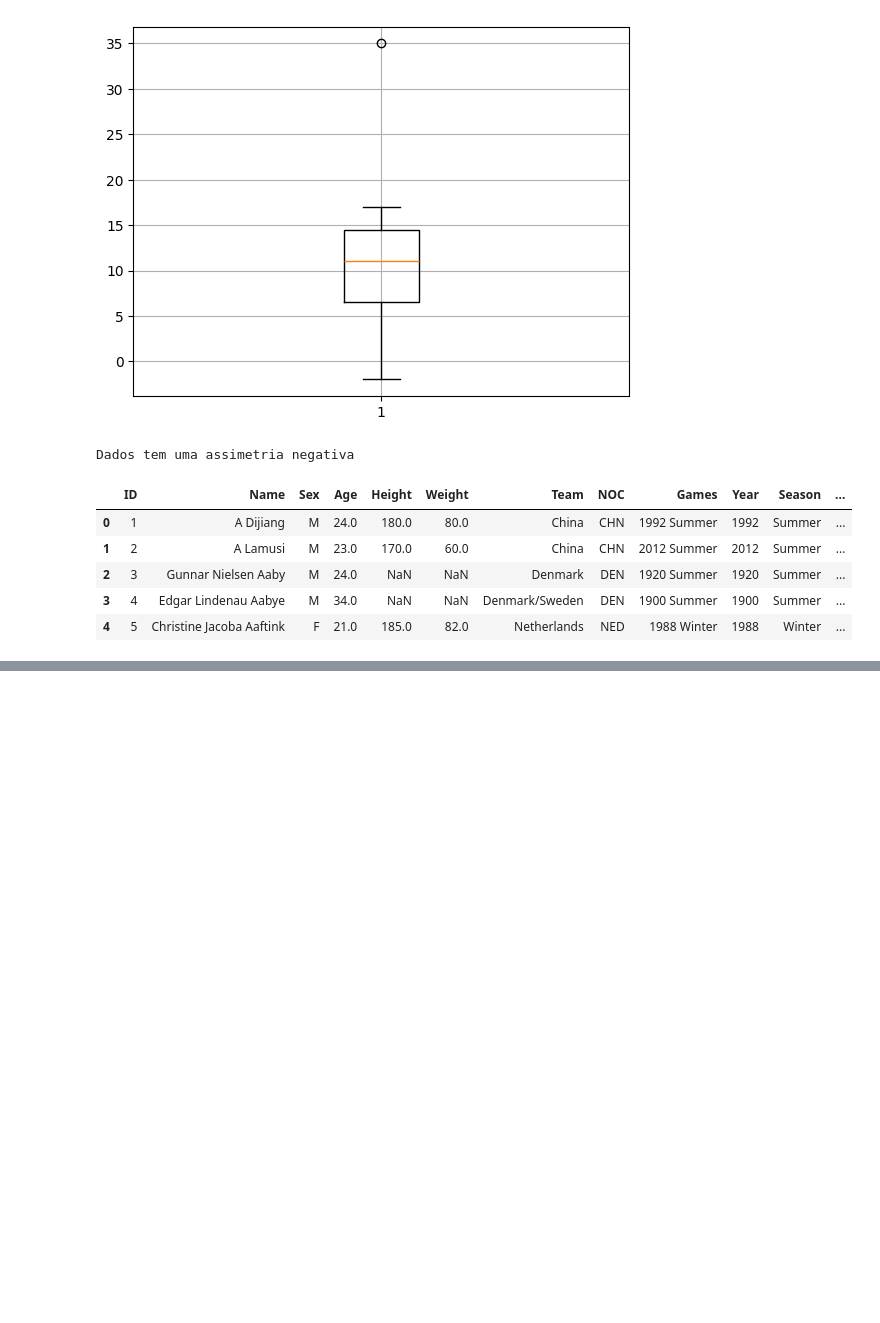
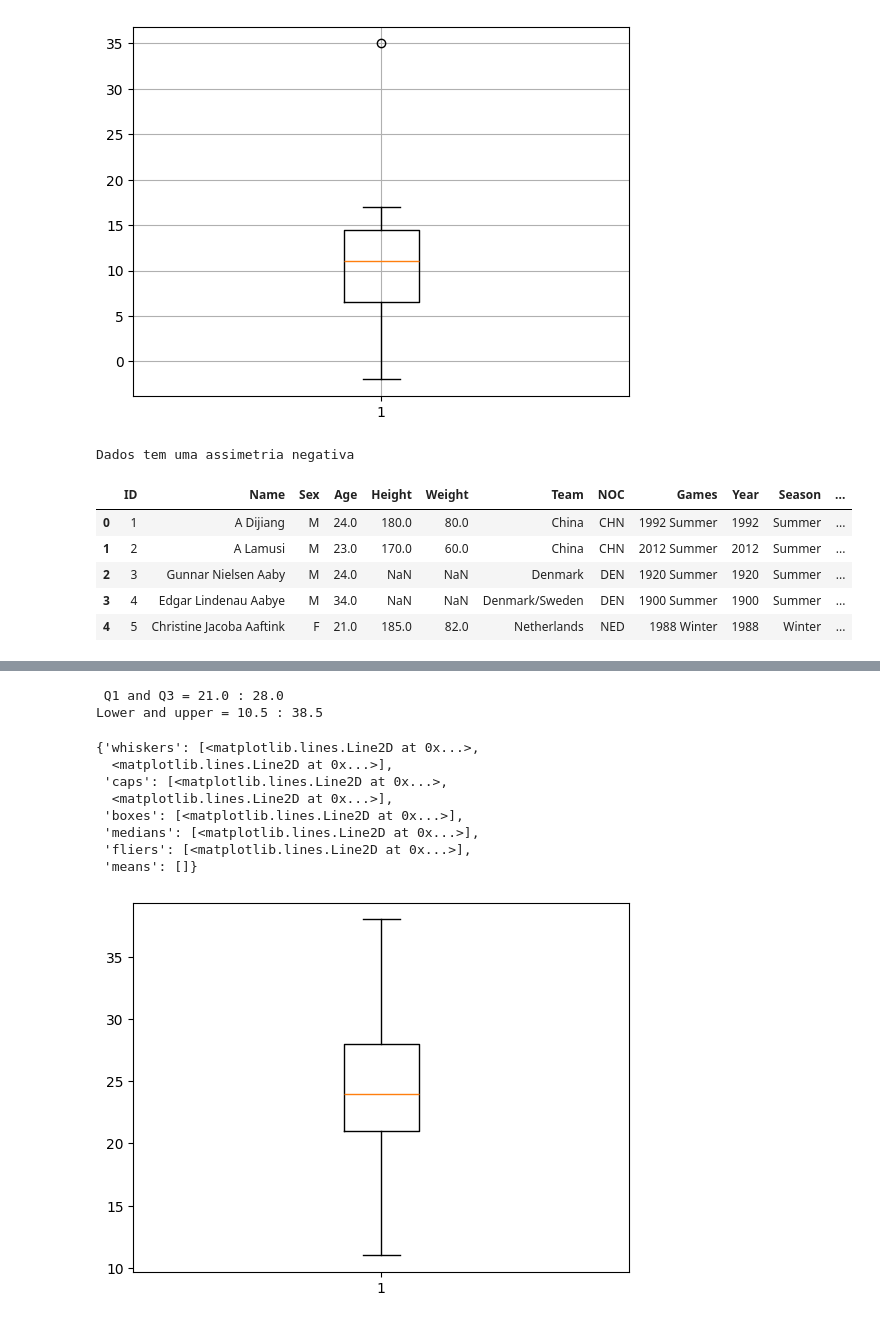
Before and after one commit to Jaimepelembe/Data_analyst_bootcamp_from_basics_to_advanced, a Jupyter notebook: S4_Data_Analysis/5_matplotlib.ipynb, the cells around one changed output, grey strips where cells are left out. Saved outputs shown, nothing was run; the diff lists cells and outputs as text; code cells hidden in the pictures; blank space fills up the shorter version.

```diff
--- a/S4_Data_Analysis/5_matplotlib.ipynb
+++ b/S4_Data_Analysis/5_matplotlib.ipynb
@@ -488,0 +623,16 @@ plt.show()
+# %%
+# Column Age
+athletesDataset=removeOutliers(athletesDataset,"Age")
+plt.boxplot(athletesDataset["Age"])
+# %% [output]
+ Q1 and Q3 = 21.0 : 28.0
+Lower and upper = 10.5 : 38.5
+{'whiskers': [<matplotlib.lines.Line2D at 0x...>,
+  <matplotlib.lines.Line2D at 0x...>],
+ 'caps': [<matplotlib.lines.Line2D at 0x...>,
+  <matplotlib.lines.Line2D at 0x...>],
+ 'boxes': [<matplotlib.lines.Line2D at 0x...>],
+ 'medians': [<matplotlib.lines.Line2D at 0x...>],
+ 'fliers': [<matplotlib.lines.Line2D at 0x...>],
+ 'means': []}
+[figure, added]
```
Also changed, not shown: parts of 22 cells of this notebook.
